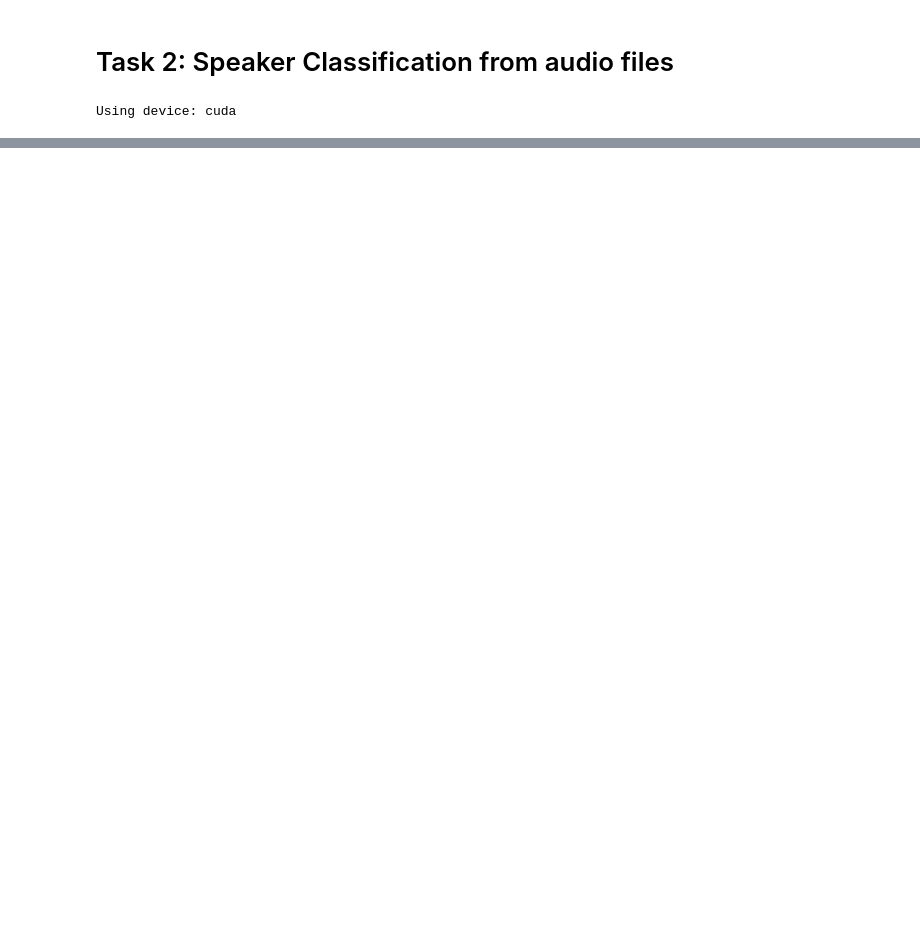
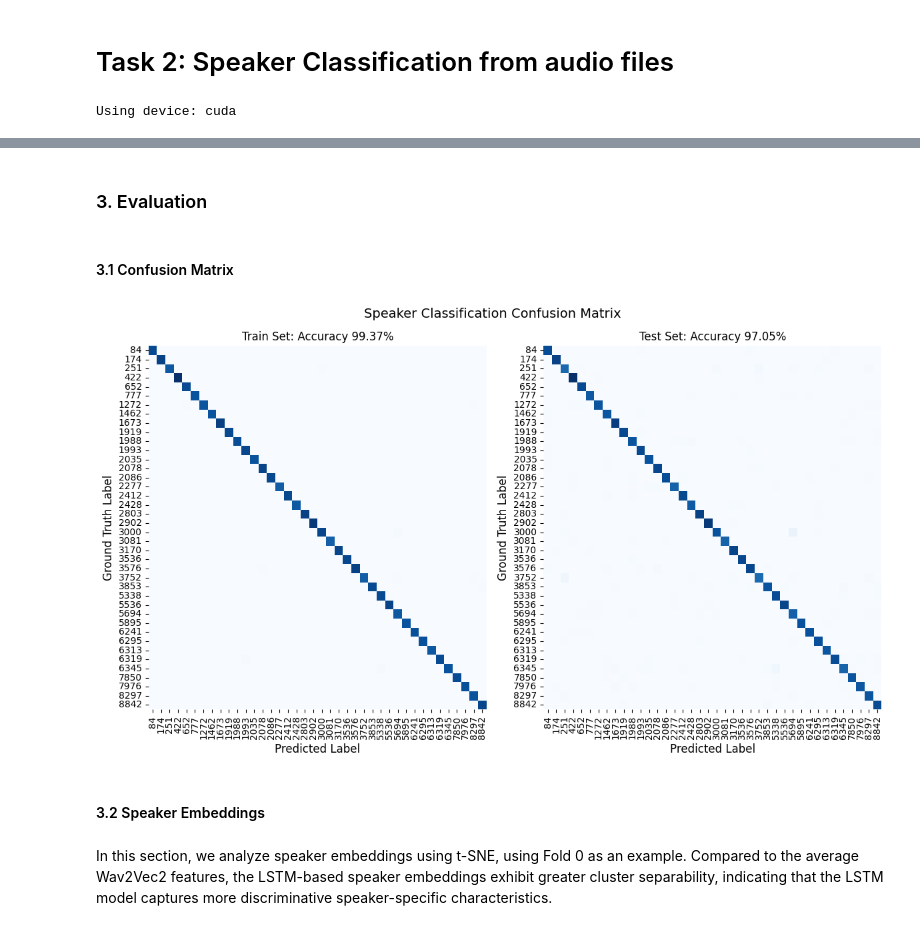
Before and after one commit to Morris88826/gender_speaker, a Jupyter notebook: task2.ipynb, the cells around one changed output, grey strips where cells are left out. Saved outputs shown, nothing was run; the diff lists cells and outputs as text; code cells hidden in the pictures; blank space fills up the shorter version.

```diff
--- a/task2.ipynb
+++ b/task2.ipynb
@@ -37,0 +190,35 @@ torch.Size([1, 31, 768])
+# %%
+class SpeakerData(Dataset):
+    def __init__(self, data, subject_map):
+        super().__init__()
+        self.data = data
+        self.subject_map = subject_map
+    def __getitem__(self, idx):
+        row = self.data.iloc[idx]
+        features = row['features']
+        speaker_id = self.subject_map[row['speaker_id']]
+        return features, speaker_id
+
+    def __len__(self):
+        return len(self.data)
+
+
+class SpeakerDataLoader():
+    def __init__(self, data, metadata):
+        self.subjects = sorted(data['speaker_id'].unique())
+        self.subject_map = {subj: i for i, subj in enumerate(self.subjects)}
+        self.subject_map_inv = {i: subj for i, subj in enumerate(self.subjects)}
+
+        self.train_data = data[data['audio_path'].isin(metadata['train'])]
+        self.test_data = data[data['audio_path'].isin(metadata['test'])]
+
+        self.train_dataset = SpeakerData(self.train_data, self.subject_map)
+        self.test_dataset = SpeakerData(self.test_data, self.subject_map)
+
+    def get_loader(self, data_type, batch_size=32, shuffle=True):
+        if data_type == 'train':
+            dataset = self.train_dataset
+        else:
+            dataset = self.test_dataset
+
+        return DataLoader(dataset, batch_size=batch_size, shuffle=shuffle)
@@ -37,0 +369,8 @@ torch.Size([1, 31, 768])
+# %% [markdown]
+### 3. Evaluation
+# %% [markdown]
+#### 3.1 Confusion Matrix
+# %%
+subjects = sorted(df['speaker_id'].unique())
+subjects_map = {subj: i for i, subj in enumerate(subjects)}
+subjects_map_inv = {i: subj for i, subj in enumerate(subjects)}
@@ -37,0 +430,9 @@ torch.Size([1, 31, 768])
+# %%
+train_cms, test_cms = evaluate(speaker_result)
+plot_confusion_matrix(train_cms, test_cms, "Speaker Classification Confusion Matrix")
+# %% [output]
+[figure, added]
+# %% [markdown]
+#### 3.2 Speaker Embeddings
+# %% [markdown]
+In this section, we analyze speaker embeddings using t-SNE, using Fold 0 as an example. Compared to the average Wav2Vec2 features, the LSTM-based speaker embeddings exhibit greater cluster separability, indicating that the LSTM model captures more discriminative speaker-specific characteristics.
```
Also changed, not shown: parts of 25 cells of this notebook, 8 other files.
